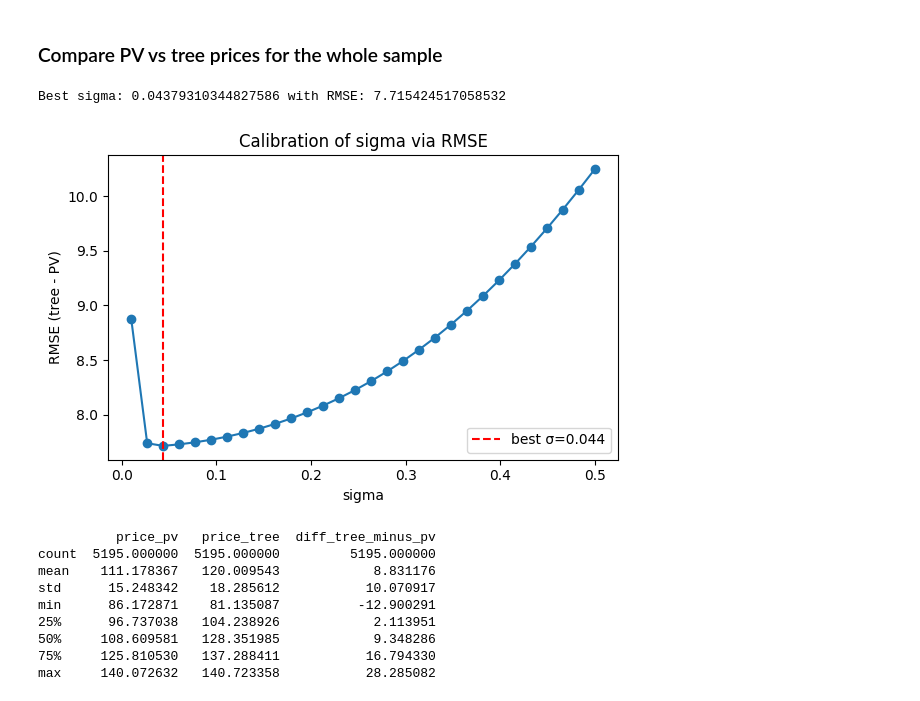
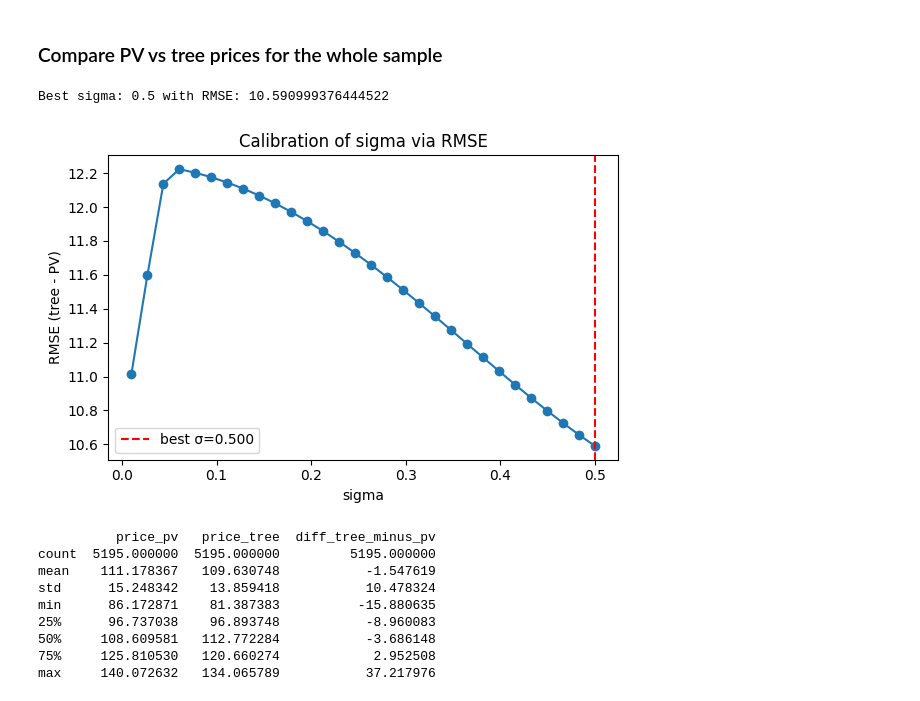
Before and after one commit to emschutt/Asset-Pricing, a Jupyter notebook: AP_v1.ipynb, the cells around one changed output. Cells and saved outputs as stored; diff of their text form; code cells hidden in the pictures.

```diff
--- a/AP_v1.ipynb
+++ b/AP_v1.ipynb
@@ -336,9 +298,13 @@ def compute_rmse_for_sigma(sigma, yc_yields, maturity, coupon_rate,
             freq=freq
         )
 
-        r0 = get_yield_on_date(yc_yields, d, maturity=1.0)
+        r0 = get_short_rate(yc_params, d)
+
+        # if either is NaN, skip this date
+        if np.isnan(pv_price) or np.isnan(r0):
+            continue
+
         N = int(maturity * freq)
-
         r_tree, q = build_short_rate_tree(r0, sigma, dt, N)
         tree_price = price_coupon_bond_binomial(
             r_tree, q, dt,
@@ -348,10 +314,17 @@ def compute_rmse_for_sigma(sigma, yc_yields, maturity, coupon_rate,
             freq=freq
         )
 
+        if np.isnan(tree_price):
+            continue
+
         diffs.append(tree_price - pv_price)
 
     diffs = np.array(diffs)
-    return np.sqrt(np.mean(diffs ** 2))
+    if diffs.size == 0:
+        return np.nan
+
+    return np.sqrt(np.mean(diffs**2))
+
 
 
 # Grid search over sigma
@@ -365,7 +338,7 @@ for s in sigmas:
         coupon_rate=coupon_rate,
         face=face,
         freq=freq,
-        max_dates=500
+        max_dates=10000
     )
     rmse_list.append(rmse)
     #print(f"sigma={s:.3f}, RMSE={rmse:.4f}")
@@ -401,42 +374,42 @@ for d in dates:
         coupon_rate=coupon_rate,
         face=face,
         freq=freq
     )
 
     # Tree price from short-rate model
-    r0 = get_yield_on_date(yc_yields, d, maturity=1.0)
+    r0 = get_short_rate(yc_params, d)
     N = int(maturity * freq)
 
     r_tree, q = build_short_rate_tree(r0, sigma, dt, N)
     tree_price = price_coupon_bond_binomial(
         r_tree, q, dt,
         maturity=maturity,
         coupon_rate=coupon_rate,
         face=face,
         freq=freq
     )
 
     results.append({
         "date": d,
         "r0_1y": r0,
         "q_tree": q,
         "price_pv": pv_price,
         "price_tree": tree_price,
         "diff_tree_minus_pv": tree_price - pv_price
     })
 
 prices_all = pd.DataFrame(results).set_index("date")
 
 print(prices_all.describe()[["price_pv", "price_tree", "diff_tree_minus_pv"]])
 # %% [output]
-Best sigma: 0.04379310344827586 with RMSE: 7.715424517058532
+Best sigma: 0.5 with RMSE: 10.590999376444522
-[figure, old version]
+[figure, new version]
           price_pv   price_tree  diff_tree_minus_pv
 count  5195.000000  5195.000000         5195.000000
-mean    111.178367   120.009543            8.831176
-std      15.248342    18.285612           10.070917
-min      86.172871    81.135087          -12.900291
-25%      96.737038   104.238926            2.113951
-50%     108.609581   128.351985            9.348286
-75%     125.810530   137.288411           16.794330
-max     140.072632   140.723358           28.285082
+mean    111.178367   109.630748           -1.547619
+std      15.248342    13.859418           10.478324
+min      86.172871    81.387383          -15.880635
+25%      96.737038    96.893748           -8.960083
+50%     108.609581   112.772284           -3.686148
+75%     125.810530   120.660274            2.952508
+max     140.072632   134.065789           37.217976
```
Also changed, not shown: parts of 8 cells of this notebook, 1 other file.
